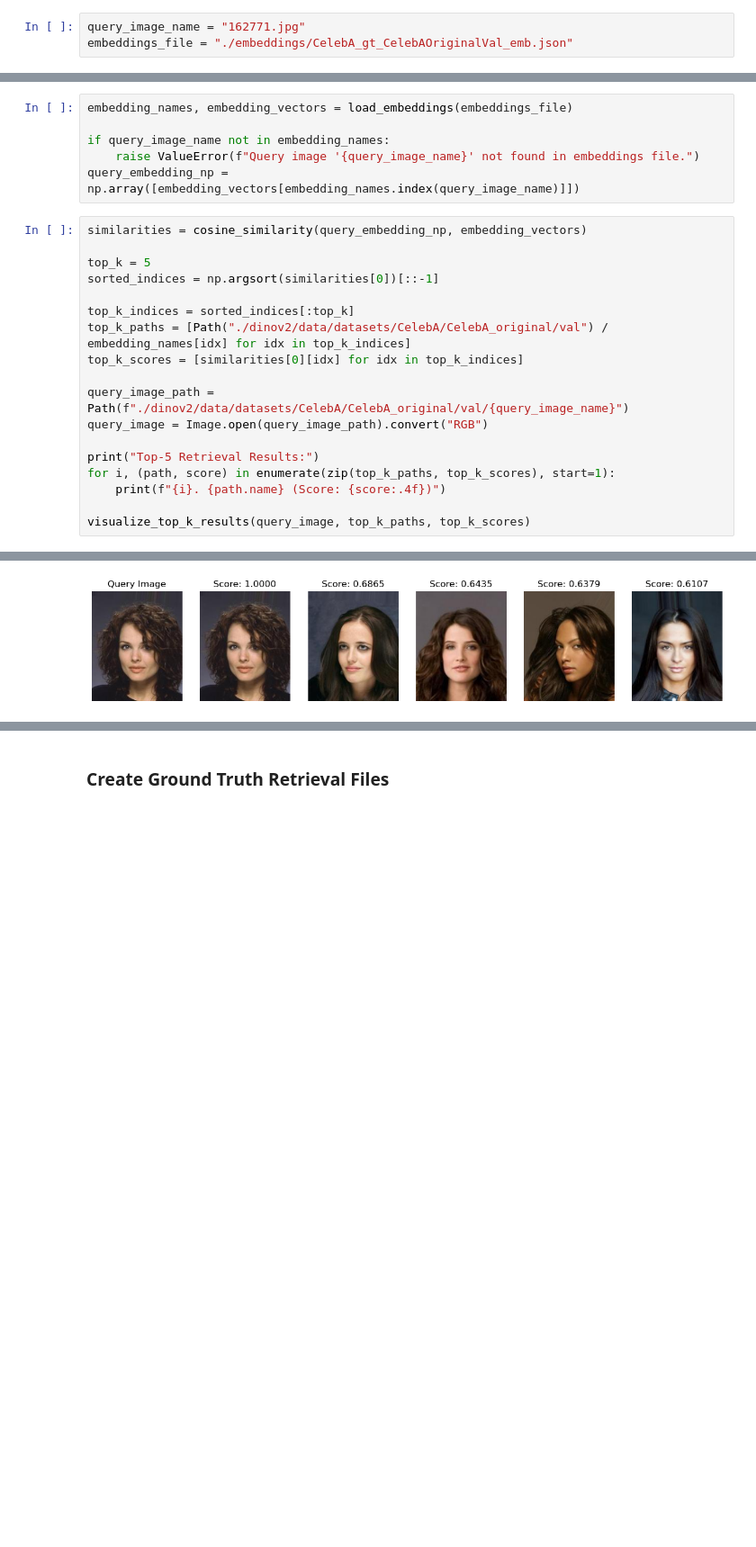
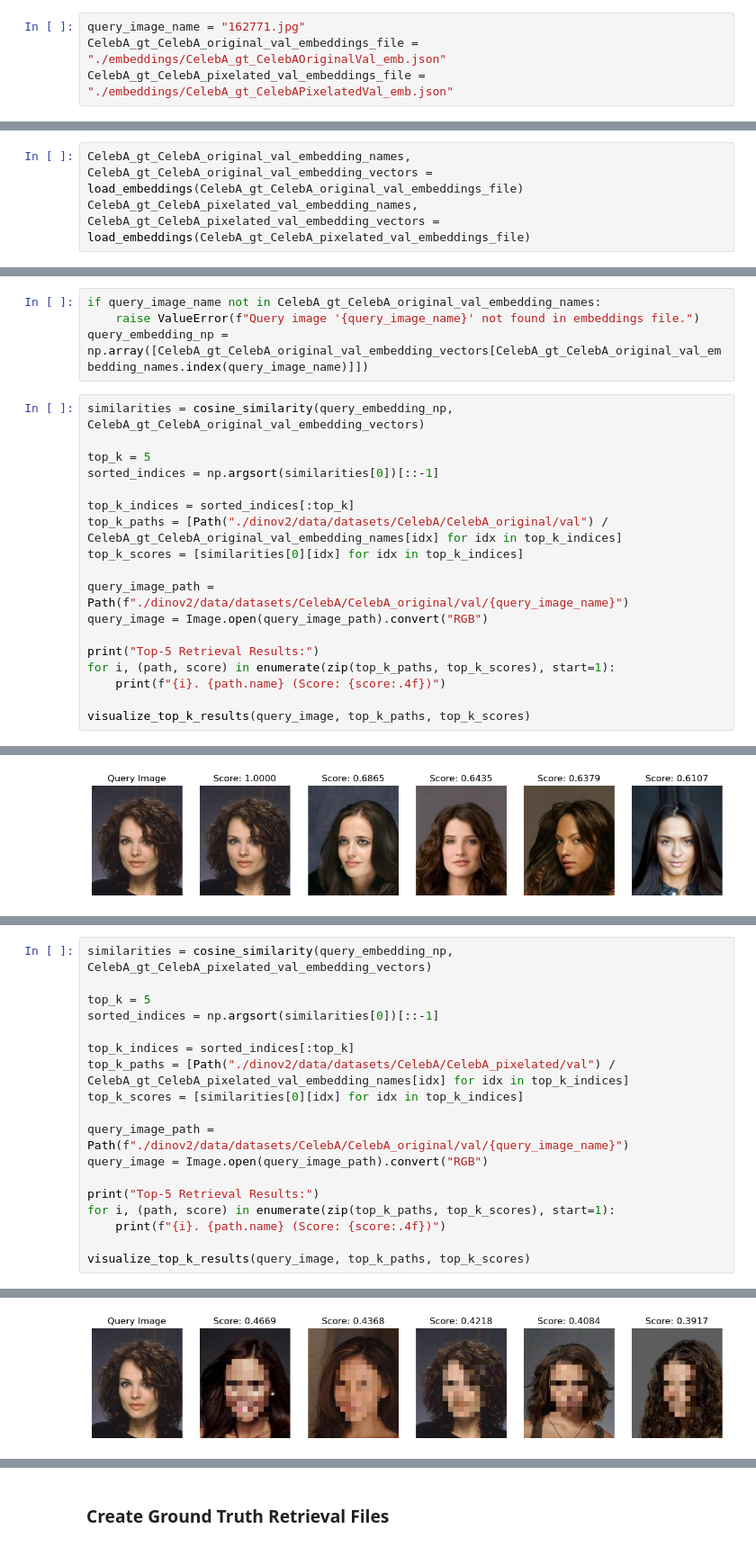
Before and after one commit to mc053/dinov2, a Jupyter notebook: evaluation.ipynb, the cells around one changed output, grey strips where cells are left out. Shown at 90% size. Cells and saved outputs as stored; diff of their text form; blank space fills up the shorter version.

```diff
--- a/evaluation.ipynb
+++ b/evaluation.ipynb
@@ -78,6 +76,7 @@ import matplotlib.pyplot as plt
 # %%
 query_image_name = "162771.jpg"
-embeddings_file = "./embeddings/CelebA_gt_CelebAOriginalVal_emb.json"
+CelebA_gt_CelebA_original_val_embeddings_file = "./embeddings/CelebA_gt_CelebAOriginalVal_emb.json"
+CelebA_gt_CelebA_pixelated_val_embeddings_file = "./embeddings/CelebA_gt_CelebAPixelatedVal_emb.json"
 # %%
 def load_embeddings(file_path):
     with open(file_path, "r") as f:
@@ -102,3 +101,6 @@ def visualize_top_k_results(query_image, top_k_paths, top_k_scores):
         plt.title(f"Score: {score:.4f}")
 
     plt.show()
+# %%
+CelebA_gt_CelebA_original_val_embedding_names, CelebA_gt_CelebA_original_val_embedding_vectors = load_embeddings(CelebA_gt_CelebA_original_val_embeddings_file)
+CelebA_gt_CelebA_pixelated_val_embedding_names, CelebA_gt_CelebA_pixelated_val_embedding_vectors = load_embeddings(CelebA_gt_CelebA_pixelated_val_embeddings_file)
@@ -105,17 +109,15 @@ def visualize_top_k_results(query_image, top_k_paths, top_k_scores):
 # %%
-embedding_names, embedding_vectors = load_embeddings(embeddings_file)
-
-if query_image_name not in embedding_names:
+if query_image_name not in CelebA_gt_CelebA_original_val_embedding_names:
     raise ValueError(f"Query image '{query_image_name}' not found in embeddings file.")
-query_embedding_np = np.array([embedding_vectors[embedding_names.index(query_image_name)]])
+query_embedding_np = np.array([CelebA_gt_CelebA_original_val_embedding_vectors[CelebA_gt_CelebA_original_val_embedding_names.index(query_image_name)]])
 # %%
-similarities = cosine_similarity(query_embedding_np, embedding_vectors)
+similarities = cosine_similarity(query_embedding_np, CelebA_gt_CelebA_original_val_embedding_vectors)
 
 top_k = 5
 sorted_indices = np.argsort(similarities[0])[::-1]
 
 top_k_indices = sorted_indices[:top_k]
-top_k_paths = [Path("./dinov2/data/datasets/CelebA/CelebA_original/val") / embedding_names[idx] for idx in top_k_indices]
+top_k_paths = [Path("./dinov2/data/datasets/CelebA/CelebA_original/val") / CelebA_gt_CelebA_original_val_embedding_names[idx] for idx in top_k_indices]
 top_k_scores = [similarities[0][idx] for idx in top_k_indices]
 
 query_image_path = Path(f"./dinov2/data/datasets/CelebA/CelebA_original/val/{query_image_name}")
@@ -136,0 +141,19 @@ Top-5 Retrieval Results:
+# %%
+similarities = cosine_similarity(query_embedding_np, CelebA_gt_CelebA_pixelated_val_embedding_vectors)
+
+top_k = 5
+sorted_indices = np.argsort(similarities[0])[::-1]
+
+top_k_indices = sorted_indices[:top_k]
+top_k_paths = [Path("./dinov2/data/datasets/CelebA/CelebA_pixelated/val") / CelebA_gt_CelebA_pixelated_val_embedding_names[idx] for idx in top_k_indices]
+top_k_scores = [similarities[0][idx] for idx in top_k_indices]
+
+query_image_path = Path(f"./dinov2/data/datasets/CelebA/CelebA_original/val/{query_image_name}")
+query_image = Image.open(query_image_path).convert("RGB")
+
+print("Top-5 Retrieval Results:")
+for i, (path, score) in enumerate(zip(top_k_paths, top_k_scores), start=1):
+    print(f"{i}. {path.name} (Score: {score:.4f})")
+
+visualize_top_k_results(query_image, top_k_paths, top_k_scores)
+# %% [output]
@@ -136,0 +166 @@ Top-5 Retrieval Results:
+[figure, added]
```
Also changed, not shown: parts of 12 cells of this notebook, 1 other file.
